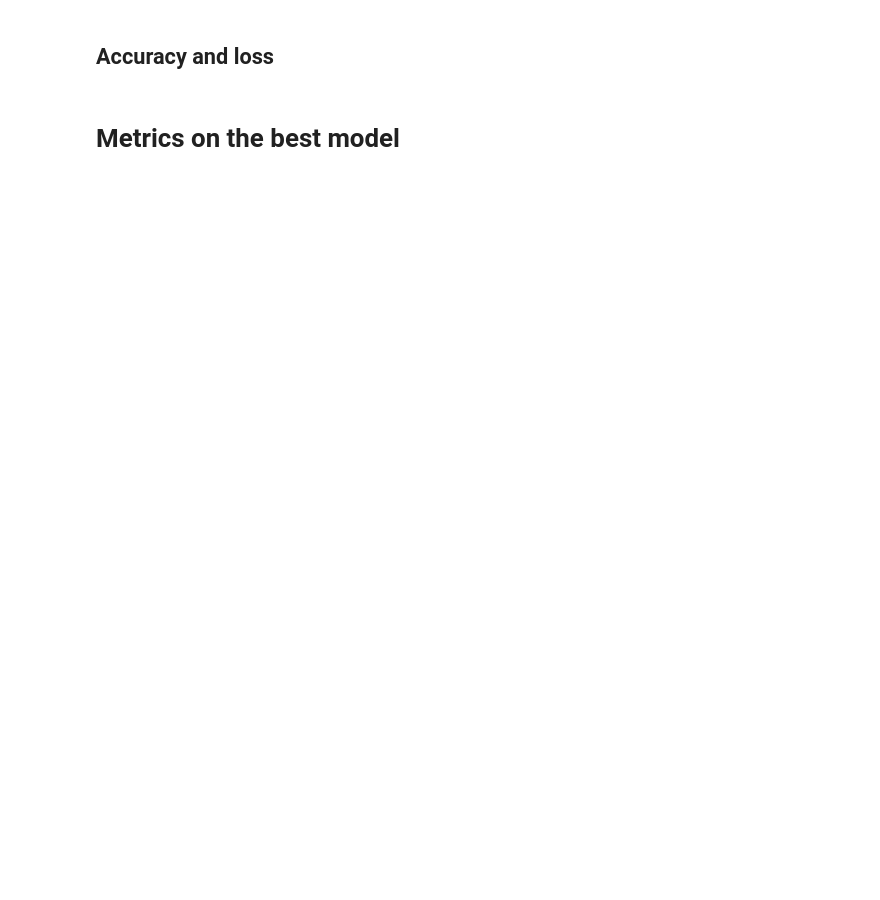
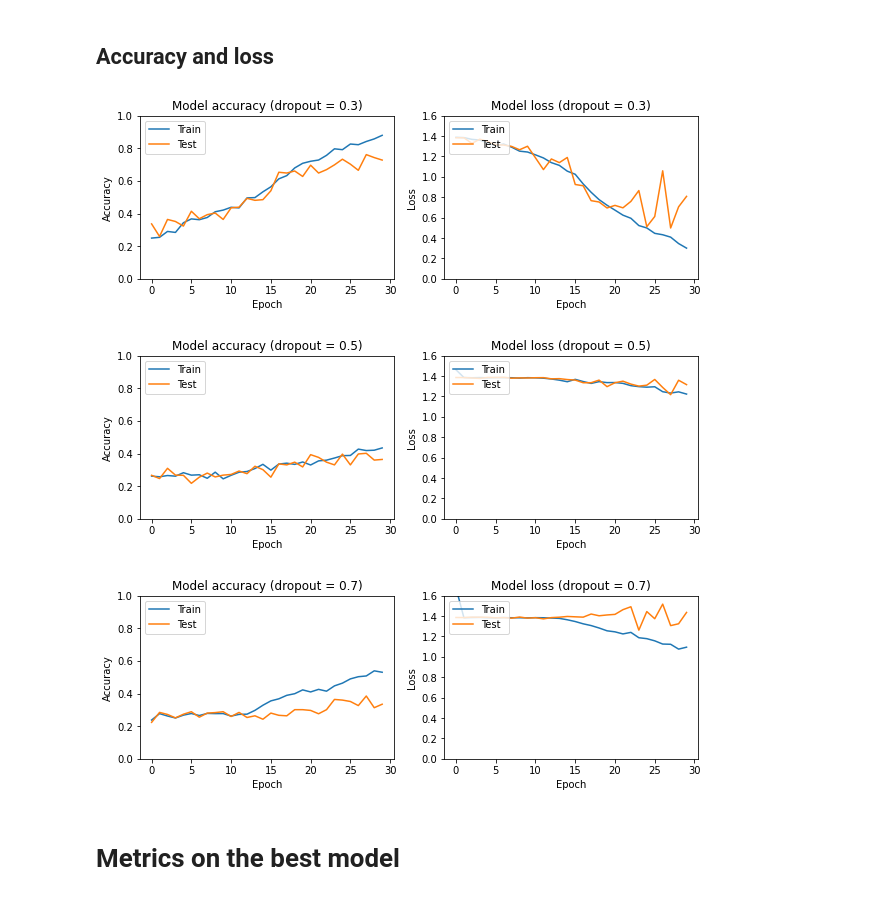
Before and after one commit to ArtemAvanesov/Roonyx-Labs, a Jupyter notebook: 5_colab.ipynb, the cells around one changed output. Drawn from its saved outputs; the diff is of its cells as text; code cells hidden in the pictures; blank space fills up the shorter version.

```diff
--- a/5_colab.ipynb
+++ b/5_colab.ipynb
@@ -386,7 +410,7 @@ plt.legend(['Train', 'Test'], loc='upper left')
 # Neural network with dropout
 # %%
 model_array = []
-dropout_array = [0.3, 0.6, 0.7]
+dropout_array = [0.3, 0.5, 0.7]
 for dropout_value in dropout_array:
   model_array.append(my_net(dropout=True, dropout_value=dropout_value))
 
@@ -400,6 +442,7 @@ for model_nn in model_array:
   history_array.append(model_nn.fit(
                 train_generator,
                 steps_per_epoch=sum(num_train)//100,
-                epochs=10,
+                epochs=30,
                 validation_data=validation_generator,
                 validation_steps=sum(num_validation)//100))
+  print("\n")
@@ -411,25 +472,29 @@ for i in range(0, len(dropout_array),1):
 # %%
 for i in range (0,len(history_array),1):
 
   plt.figure(figsize=(10,3))
 
   plt.subplot(1, 2, 1)
   plt.plot(history_array[i].history['accuracy'])
   plt.plot(history_array[i].history['val_accuracy'])
   plt.title('Model accuracy (dropout = {})'.format(dropout_array[i]))
   plt.ylabel('Accuracy')
   plt.xlabel('Epoch')
-  plt.ylim(0.2,0.6)
+  plt.ylim(0,1.0)
   plt.legend(['Train', 'Test'], loc='upper left')
 
   plt.subplot(1, 2, 2)
   plt.plot(history_array[i].history['loss'])
   plt.plot(history_array[i].history['val_loss'])
   plt.title('Model loss (dropout = {})'.format(dropout_array[i]))
   plt.ylabel('Loss')
   plt.xlabel('Epoch')
-  plt.ylim(1.1,1.5)
+  plt.ylim(0,1.6)
   plt.legend(['Train', 'Test'], loc='upper left')
+# %% [output]
+[figure, added]
+[figure, added]
+[figure, added]
 # %% [markdown]
 # Metrics on the best model
 # %%
```
Also changed, not shown: parts of 6 cells of this notebook.
